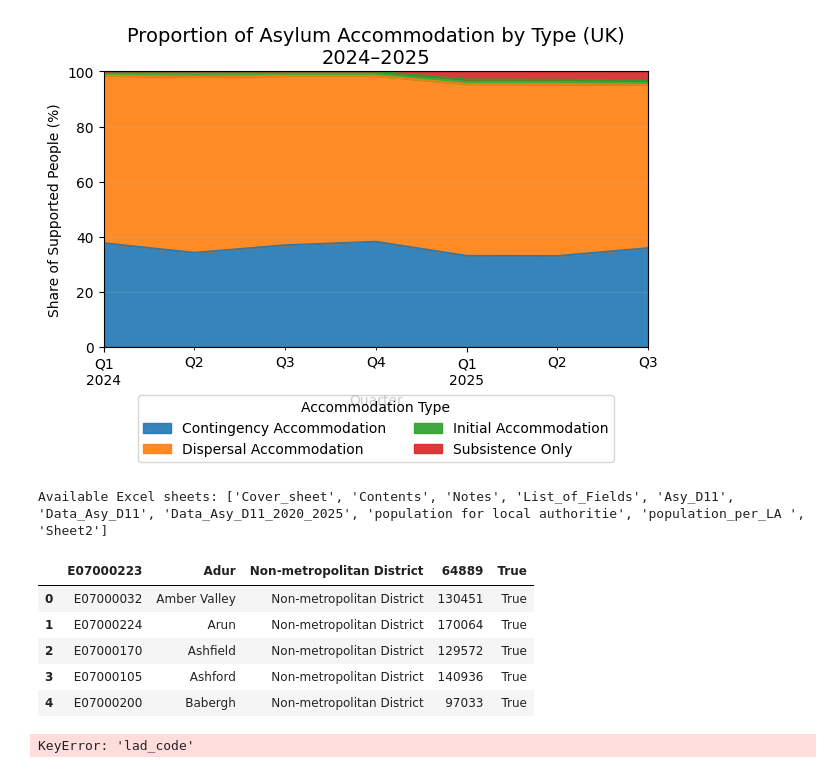
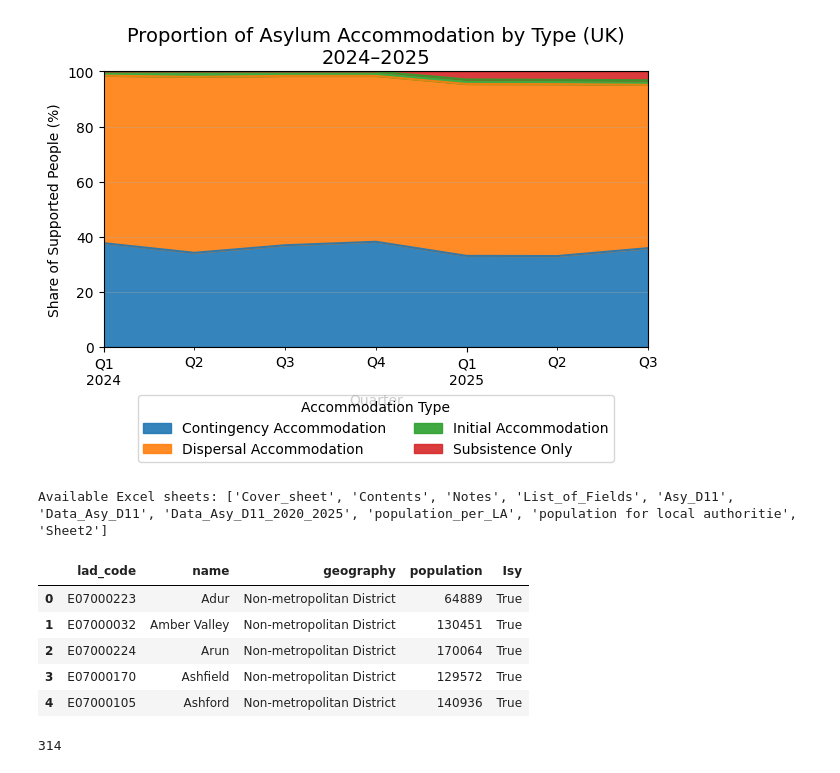
Before and after one commit to awenroberts/QM2-Project, a Jupyter notebook: COPY_asylum_seekers_receiving_support_data.ipynb, the cells around one changed output. Drawn from its saved outputs; the diff is of its cells as text; code cells hidden in the pictures.

```diff
--- a/COPY_asylum_seekers_receiving_support_data.ipynb
+++ b/COPY_asylum_seekers_receiving_support_data.ipynb
@@ -295,27 +290,27 @@ plt.show()
 # %%
 import pandas as pd
 
 xls = pd.ExcelFile("/content/Copy support-local-authority-datasets-sep-2025.xlsx")
 print("Available Excel sheets:", xls.sheet_names)
 
 
 pop_df = pd.read_excel(
     "/content/Copy support-local-authority-datasets-sep-2025.xlsx",
-    sheet_name="population_per_LA ", # Changed to include the trailing space
-    header=1,
+    sheet_name="population_per_LA", # Changed to include the trailing space
+    header=0,
     engine="openpyxl"
 )
 pop_df.head()
 # %% [output]
-Available Excel sheets: ['Cover_sheet', 'Contents', 'Notes', 'List_of_Fields', 'Asy_D11', 'Data_Asy_D11', 'Data_Asy_D11_2020_2025', 'population for local authoritie', 'population_per_LA ', 'Sheet2']
+Available Excel sheets: ['Cover_sheet', 'Contents', 'Notes', 'List_of_Fields', 'Asy_D11', 'Data_Asy_D11', 'Data_Asy_D11_2020_2025', 'population_per_LA', 'population for local authoritie', 'Sheet2']
-|  | E07000223 | Adur | Non-metropolitan District | 64889 | True |
-| 0 | E07000032 | Amber Valley | Non-metropolitan District | 130451 | True |
-| 1 | E07000224 | Arun | Non-metropolitan District | 170064 | True |
-| 2 | E07000170 | Ashfield | Non-metropolitan District | 129572 | True |
-| 3 | E07000105 | Ashford | Non-metropolitan District | 140936 | True |
-| 4 | E07000200 | Babergh | Non-metropolitan District | 97033 | True |
+|  | lad_code | name | geography | population | Isy |
+| 0 | E07000223 | Adur | Non-metropolitan District | 64889 | True |
+| 1 | E07000032 | Amber Valley | Non-metropolitan District | 130451 | True |
+| 2 | E07000224 | Arun | Non-metropolitan District | 170064 | True |
+| 3 | E07000170 | Ashfield | Non-metropolitan District | 129572 | True |
+| 4 | E07000105 | Ashford | Non-metropolitan District | 140936 | True |
 # %%
 pop_df.columns
 pop_df["lad_code"].nunique()
 # %% [output]
-KeyError: 'lad_code'
+314
```
Also changed, not shown: parts of 14 cells of this notebook.
